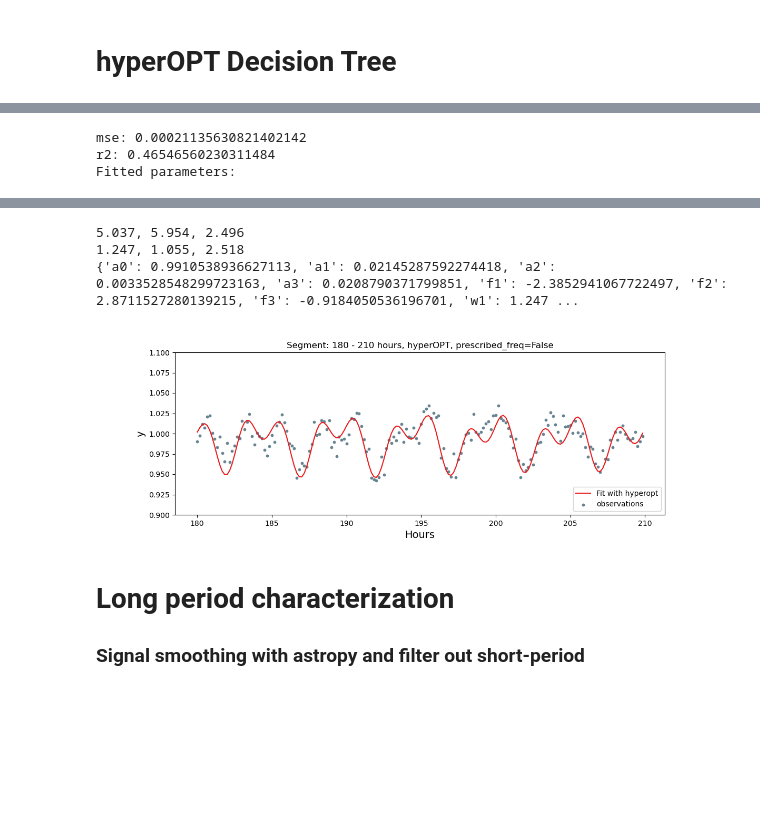
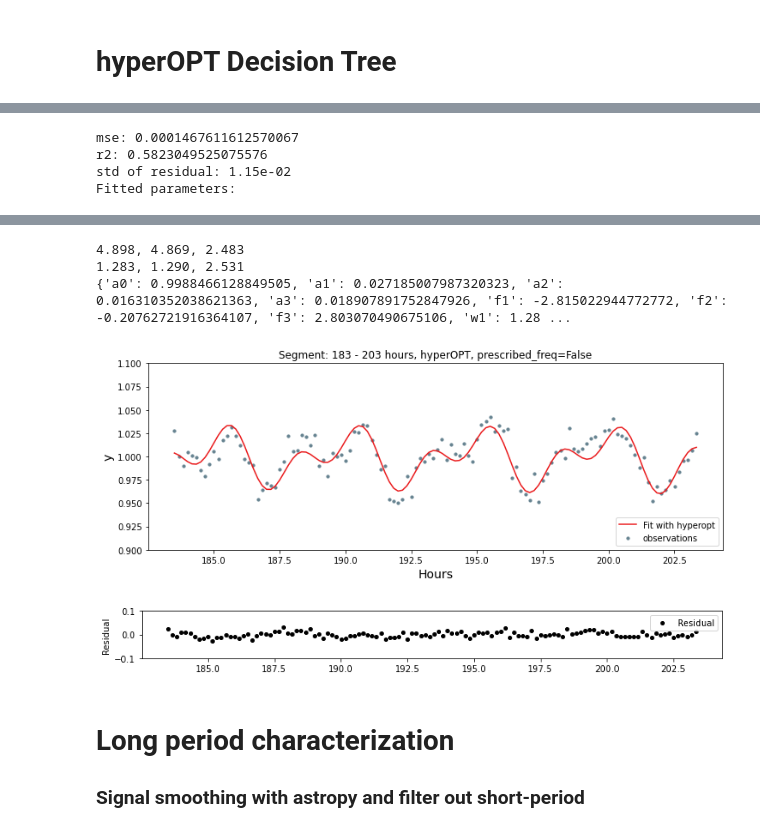
Before and after one commit to fudanguyen/aroma, a Jupyter notebook: AROMA_An_Exo_Rot_Mapping/notebooks/[hyperOPT_180-210hours]lightCurveSyntheticFit-Copy1.ipynb, the cells around one changed output, grey strips where cells are left out. Cells and saved outputs as stored; diff of their text form; code cells hidden in the pictures; blank space fills up the shorter version.

```diff
--- a/AROMA_An_Exo_Rot_Mapping/notebooks/[hyperOPT_180-210hours]lightCurveSyntheticFit-Copy1.ipynb
+++ b/AROMA_An_Exo_Rot_Mapping/notebooks/[hyperOPT_180-210hours]lightCurveSyntheticFit-Copy1.ipynb
@@ -202,7 +194,7 @@ if known_freq:
 # %%
 # random split the data into train and test
 x_data = subset.TIME
-y_data = subset.PSF_FLUX_NORM
+y_data = subset.lc_corrected
 from sklearn.model_selection import train_test_split
 X_train, X_test, y_train, y_test = train_test_split(x_data, y_data, test_size=0.5, random_state=42)
 
@@ -222,20 +214,26 @@ else:
     def objective2(args):
         return objective(*args)
 
-seed = 12345512
+# seed = 12345512
+seed = 12345514
+# seed = 12345516
+# seed = 12345518
+
 np.random.seed(seed)
 # %%
 from hyperopt import hp, tpe, Trials, fmin
 from IPython.display import display, Math
-bounds = [[0.99, 1.01],
-          [0, 0.1],
+bounds = [[0.98, 1.01],
+          [1e-2, 2e-1],
           [-np.pi, np.pi],
-          [0, 0.1],
+          [1e-2, 2e-1],
           [-np.pi, np.pi],
-          [0, 0.1],
+          [1e-2, 2e-1],
           [-np.pi, np.pi],
-          [1, 1.5],
-          [1, 1.6],
+          [1, 1.4],
+          [1, 1.4],
+          # [2.3, 2.8],
+          # [1, 1.4]]
           [2.3, 2.8]]
 
 if known_freq:
@@ -262,7 +260,10 @@ else:
 tpe_algo = tpe.suggest
 tpe_trials = Trials()
 
-tpe_best = fmin(fn=objective2, space=space, algo=tpe_algo, trials=tpe_trials, max_evals=10000, rstate=np.random.default_rng(seed))
+# tpe_best = fmin(fn=objective2, space=space, algo=tpe_algo, trials=tpe_trials, max_evals=2000, rstate=np.random.default_rng(seed))
+# tpe_best = fmin(fn=objective2, space=space, algo=tpe_algo, trials=tpe_trials, max_evals=4000, rstate=np.random.default_rng(seed))
+tpe_best = fmin(fn=objective2, space=space, algo=tpe_algo, trials=tpe_trials, max_evals=8000, rstate=np.random.default_rng(seed))
+
 
 if known_freq:
     print('Prescribed frequency')
@@ -285,7 +286,7 @@ from sklearn.metrics import mean_squared_error, r2_score
 # subset = data.query('TIME < %f & TIME >= %f'%(thigh, tlow))
 
 x_data = subset.TIME
-y_data = subset.PSF_FLUX_NORM
+y_data = subset.lc_corrected
 X_train, X_test, y_train, y_test = train_test_split(x_data, y_data, test_size=0.4, random_state=42)
 
 if known_freq:
@@ -297,8 +298,12 @@ else:
 
 rmse = mean_squared_error(y_test,ypred)
 r2 = r2_score(y_test,ypred)
+std = np.std(y_data-y)
 print('mse:', rmse)
 print('r2:',r2)
+print('std of residual: %.2e'%std)
+
+%matplotlib inline
 
 fig, ax = plt.subplots(figsize=(12,4))
 ax.scatter(x_data, y_data, label= 'observations', color= '#678491', s=10)
@@ -309,6 +314,10 @@ ax.set_xlabel('Hours', fontsize= 14)
 plt.legend(loc='lower right')
 plt.title('Segment: %i - %i hours, hyperOPT, prescribed_freq=%s'%(tlow, thigh, known_freq))
 
+fig2, ax2 = plt.subplots(figsize=(12,1))
+ax2.plot(x_data,y_data - y,label='Residual', ls='', marker='o', ms=4, c='k'), ax2.legend(),
+ax2.set_ylim((-0.1, 0.1)), ax2.set_ylabel('Residual')
+
 if known_freq:
     print('Prescribed frequency')
     display(Math('\\omega_1={:.2f}, \\omega_2={:.2f}, \\omega_3={:.2f}'.format(*[w1, w2, w3])))
@@ -316,10 +325,7 @@ if known_freq:
     print('Fitted parameters:')
     display(Math('a_0={a0:.5f}, a_1={a1:.2e}, \\phi_1={f1:.2f}, a_2={a2:.2e}, \\phi_2={f2:.2f}, a_3={a3:.2e}, \\phi_3={f3:.2f}'.format(**tpe_best)))
 else:
-    w1, w2, w3 = tpe_best['w1'], tpe_best['w2'
-
-
-                                         ], tpe_best['w3']
+    w1, w2, w3 = tpe_best['w1'], tpe_best['w2'], tpe_best['w3']
     print('Fitted parameters:')
     display(Math('a_0={a0:.5f}, a_1={a1:.2e}, \\phi_1={f1:.2f}, a_2={a2:.2e}, \\phi_2={f2:.2f}, a_3={a3:.2e}, \\phi_3={f3:.2f}, \\omega_1={w1:.2f}, \\omega_2={w2:.2f}, \\omega_3={w3:.2f}'.format(**tpe_best)))
 
@@ -327,6 +333,7 @@ print('%.3f, %.3f, %.3f'%(2*pi/w1, 2*pi/w2, 2*pi/w3))
 print('%.3f, %.3f, %.3f'%(w1, w2, w3))
 print(tpe_best)
 # %% [output]
-mse: 0.00021135630821402142
-r2: 0.46546560230311484
+mse: 0.0001467611612570067
+r2: 0.5823049525075576
+std of residual: 1.15e-02
 Fitted parameters:
@@ -334,7 +341,8 @@ $\displaystyle a_0=0.99105, a_1=2.15e-02, \phi_1=-2.39, a_2=3.35e-03, \phi_2=2.8
-5.037, 5.954, 2.496
-1.247, 1.055, 2.518
-{'a0': 0.9910538936627113, 'a1': 0.02145287592274418, 'a2': 0.0033528548299723163, 'a3': 0.0208790371799851, 'f1': -2.3852941067722497, 'f2': 2.8711527280139215, 'f3': -0.9184050536196701, 'w1': 1.247 ...
+4.898, 4.869, 2.483
+1.283, 1.290, 2.531
+{'a0': 0.9988466128849505, 'a1': 0.027185007987320323, 'a2': 0.016310352038621363, 'a3': 0.018907891752847926, 'f1': -2.815022944772772, 'f2': -0.20762721916364107, 'f3': 2.803070490675106, 'w1': 1.28 ...
-[figure, old version]
+[figure, new version]
+[figure, added]
 # %% [markdown]
 # Long period characterization
 ### Signal smoothing with astropy and filter out short-period
```
Also changed, not shown: parts of 5 cells of this notebook, 50 other files.
